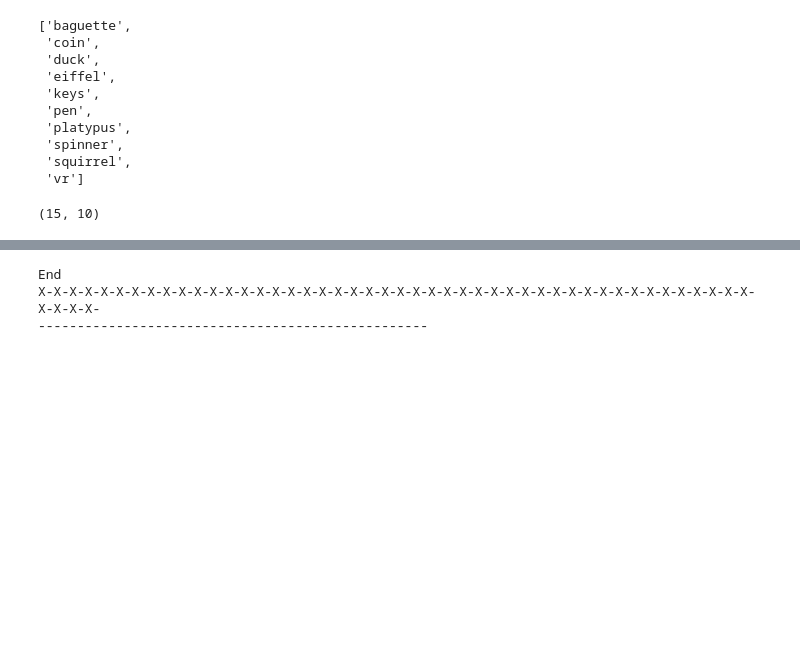
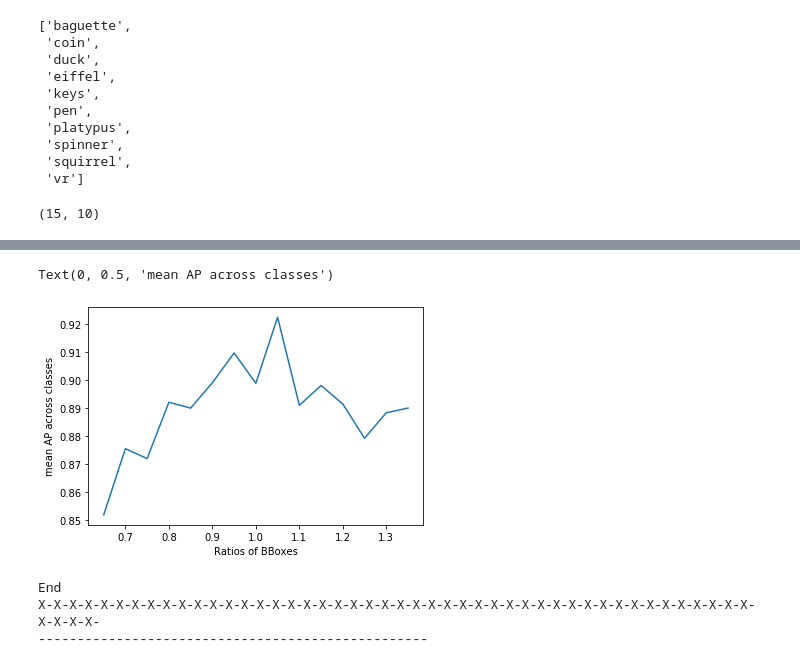
Before and after one commit to ShubhamPatil1994/training_pipeline, a Jupyter notebook: zone_clip.ipynb, the cells around one changed output, grey strips where cells are left out. Drawn from its saved outputs; the diff is of its cells as text; code cells hidden in the pictures; blank space fills up the shorter version.

```diff
--- a/zone_clip.ipynb
+++ b/zone_clip.ipynb
@@ -483,3 +574,19 @@ classes
+# %%
+score_arr[:]
+np.mean(score_arr, axis = 1)
+fig,ax = plt.subplots(1)
+ax.plot(ratios_arr, np.mean(score_arr, axis = 1))
+plt.xlabel('Ratios of BBoxes')
+plt.ylabel('mean AP across classes')
+# for i in range(len(score_arr[0])):
+#     fig,ax = plt.subplots(1)
+#     ax.plot(ratios_arr, score_arr[:,i])
+#     plt.title(classes[i])
+#     plt.xlabel('Ratios of BBoxes')
+#     plt.ylabel('AP')
+# %% [output]
+Text(0, 0.5, 'mean AP across classes')
+[figure, added]
 # %%
 print("End")
 print("X-"*50)
```
Also changed, not shown: parts of 12 cells of this notebook, 2 other files.
